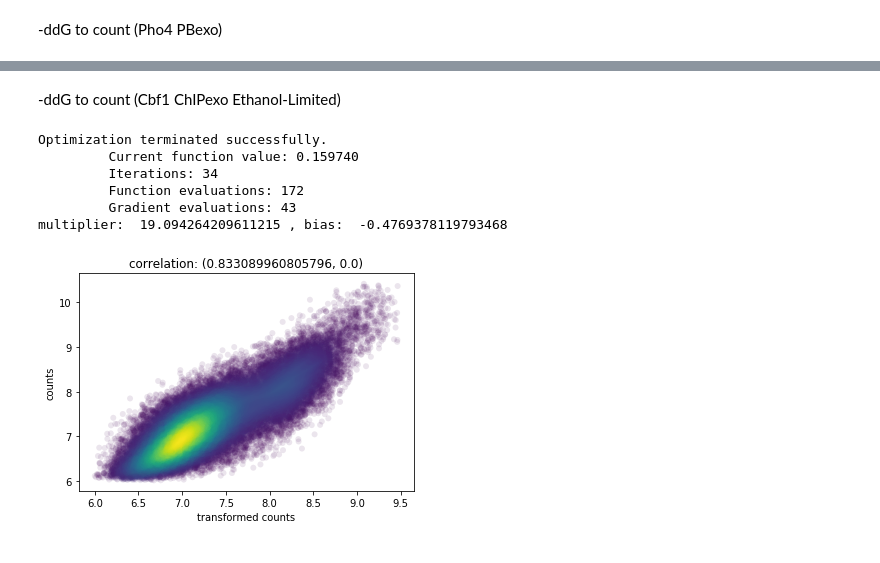
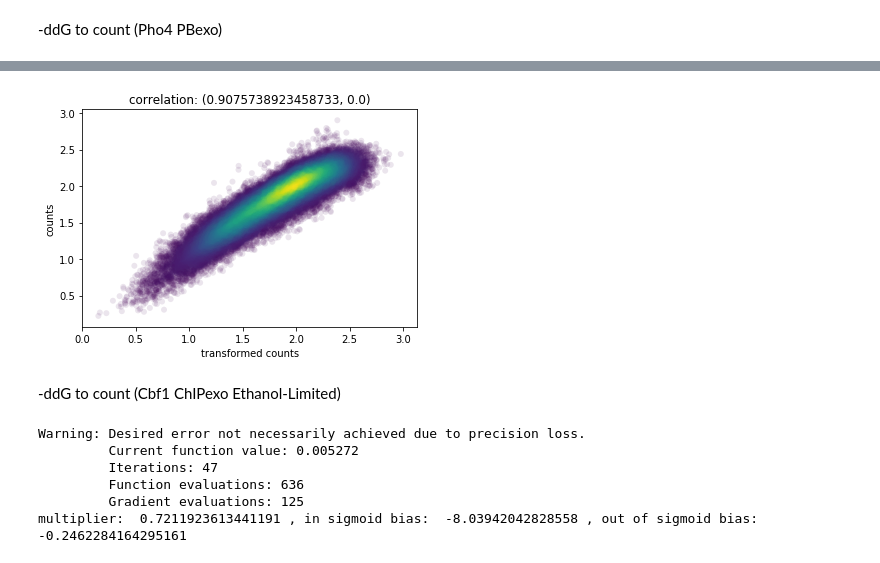
Before and after one commit to kundajelab/pho4, a Jupyter notebook: regressing_explicit.ipynb, the cells around one changed output, grey strips where cells are left out. Cells and saved outputs as stored; diff of their text form; code cells hidden in the pictures.

```diff
--- a/regressing_explicit.ipynb
+++ b/regressing_explicit.ipynb
@@ -134,3 +128,9 @@ plotCorrs(calibrated_labels, labels, "predicted -ddG", "true -ddG")
+# %%
+calibrated_preacts = inv_func(labels)
+# %%
+plotCorrs(calibrated_preacts, preacts, "transformed counts", "counts")
+# %% [output]
+[figure, added]
 # %% [markdown]
 -ddG to count  (Cbf1 ChIPexo Ethanol-Limited)
 # %%
@@ -150,17 +150,13 @@ for key in sampled_keys:
 preacts = np.array(preacts)
 labels = np.array(labels)
 # %%
-lr = SigmoidFit()
-calibration_func, inv_func = lr(valid_preacts, valid_labels)
-calibrated_counts = calibration_func(labels)
+sf = SigmoidFit()
+calibration_func, inv_func = sf(valid_preacts, valid_labels)
+calibrated_labels = calibration_func(preacts)
 # %% [output]
-Optimization terminated successfully.
-         Current function value: 0.159740
-         Iterations: 34
-         Function evaluations: 172
-         Gradient evaluations: 43
-multiplier:  19.094264209611215 , bias:  -0.4769378119793468
+Warning: Desired error not necessarily achieved due to precision loss.
+         Current function value: 0.005272
+         Iterations: 47
+         Function evaluations: 636
+         Gradient evaluations: 125
+multiplier:  0.7211923613441191 , in sigmoid bias:  -8.03942042828558 , out of sigmoid bias:  -0.2462284164295161
-# %%
-plotCorrs(calibrated_counts, preacts, "transformed counts", "counts")
-# %% [output]
-[figure, removed]
```
Also changed, not shown: parts of 9 cells of this notebook.
